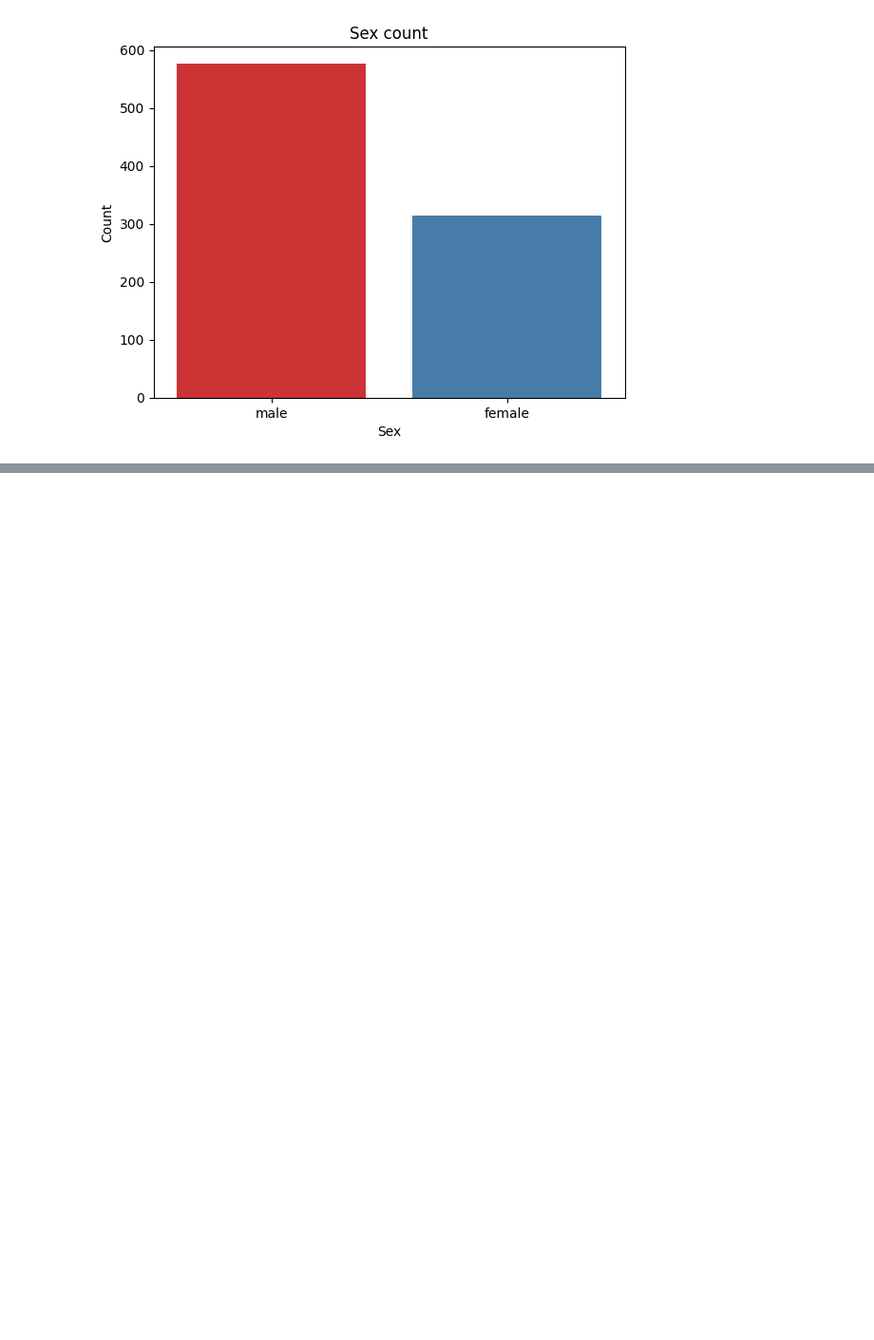
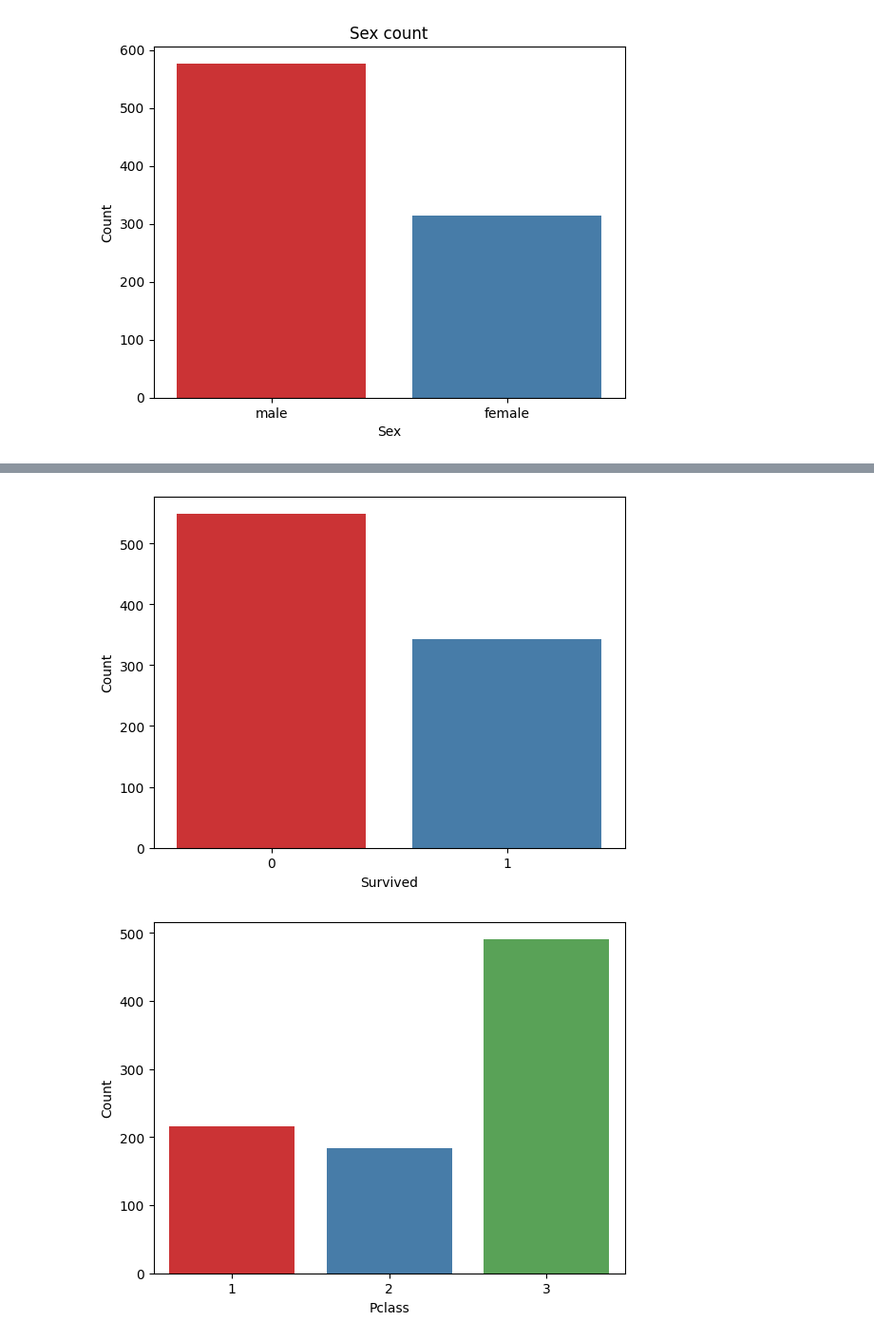
Before and after one commit to birusolankar/Machine-Learning, a Jupyter notebook: Univariate,_Bivariate_and_Multivariate_Analysis.ipynb, the cells around one changed output, grey strips where cells are left out. Shown at 95% size. Saved outputs shown, nothing was run; the diff lists cells and outputs as text; code cells hidden in the pictures; blank space fills up the shorter version.

```diff
--- a/Univariate,_Bivariate_and_Multivariate_Analysis.ipynb
+++ b/Univariate,_Bivariate_and_Multivariate_Analysis.ipynb
@@ -9,0 +32,2 @@ df = pd.read_csv("/content/train (1).csv")
+# %%
+categorical_columns = ['Survived', 'Pclass', 'Embarked', 'Sex']
@@ -58,0 +106,10 @@ Text(0.5, 1.0, 'Sex count')
+# %%
+for x in categorical_columns:
+  plt.figure()
+  sns.countplot(data=df, x= x, palette='Set1')
+  plt.xlabel(x)
+  plt.ylabel('Count')
+  #plt.title('Embarked Count')
+# %% [output]
+[figure, added]
+[figure, added]
```
Also changed, not shown: parts of 5 cells of this notebook.
